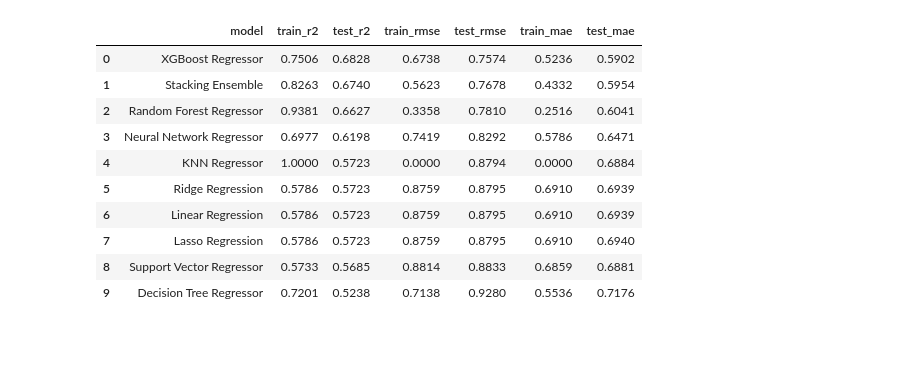
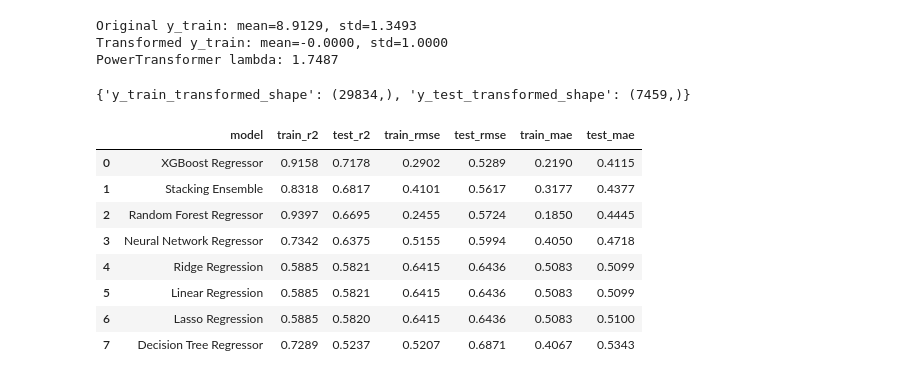
Before and after one commit to Jayant070/Airbnb-Data-Science-Project, a Jupyter notebook: Notebooks/05_Training_Revenue.ipynb, the cells around one changed output. Drawn from its saved outputs; the diff is of its cells as text; code cells hidden in the pictures; blank space fills up the shorter version.

```diff
--- a/Notebooks/05_Training_Revenue.ipynb
+++ b/Notebooks/05_Training_Revenue.ipynb
@@ -109,6 +75,25 @@ Train shape: (29834, 60), Test shape: (7459, 60)
+# %%
+pt_target = PowerTransformer(method='yeo-johnson')
+y_train_transformed = pt_target.fit_transform(y_train.values.reshape(-1, 1)).ravel()
+y_test_transformed = pt_target.transform(y_test.values.reshape(-1, 1)).ravel()
+
+print(f"Original y_train: mean={y_train.mean():.4f}, std={y_train.std():.4f}")
+print(f"Transformed y_train: mean={y_train_transformed.mean():.4f}, std={y_train_transformed.std():.4f}")
+print(f"PowerTransformer lambda: {pt_target.lambdas_[0]:.4f}")
+
+y_train_original = y_train.copy()
+y_test_original = y_test.copy()
+y_train = pd.Series(y_train_transformed, index=y_train.index)
+y_test = pd.Series(y_test_transformed, index=y_test.index)
+
+{"y_train_transformed_shape": y_train.shape, "y_test_transformed_shape": y_test.shape}
+# %% [output]
+Original y_train: mean=8.9129, std=1.3493
+Transformed y_train: mean=-0.0000, std=1.0000
+PowerTransformer lambda: 1.7487
+{'y_train_transformed_shape': (29834,), 'y_test_transformed_shape': (7459,)}
 # %%
 # Main Model Training Pipeline
-
 models = {
     "Linear Regression": Pipeline([
         ("scaler", StandardScaler()),
@@ -134,14 +119,6 @@ models = {
         n_jobs=-1,
         random_state=42,
     ),
-    "KNN Regressor": Pipeline([
-        ("scaler", StandardScaler()),
-        ("model", KNeighborsRegressor(n_neighbors=15, weights="distance", n_jobs=-1)),
-    ]),
-    "Support Vector Regressor": Pipeline([
-        ("scaler", StandardScaler()),
-        ("model", LinearSVR(C=1.0, epsilon=0.1, max_iter=10000, random_state=42)),
-    ]),
     "Neural Network Regressor": Pipeline([
         ("scaler", StandardScaler()),
         (
@@ -161,21 +138,19 @@ models = {
         ),
     ]),
 }
-
 if HAS_XGBOOST:
     models["XGBoost Regressor"] = XGBRegressor(
-        n_estimators=200,
+        n_estimators=500,
         learning_rate=0.05,
-        max_depth=6,
-        subsample=0.8,
-        colsample_bytree=0.8,
+        max_depth=8,
+        subsample=0.7,
+        colsample_bytree=0.7,
         reg_alpha=0.0,
-        reg_lambda=1.0,
+        reg_lambda=2.0,
         objective="reg:squarederror",
         random_state=42,
         n_jobs=-1,
     )
-
 stacking_estimators = [
     (
         "ridge",
@@ -195,7 +170,6 @@ stacking_estimators = [
         ),
     ),
 ]
-
 if HAS_XGBOOST:
     stacking_estimators.append(
         (
@@ -212,53 +186,47 @@ if HAS_XGBOOST:
             ),
         )
     )
-
 models["Stacking Ensemble"] = StackingRegressor(
     estimators=stacking_estimators,
     final_estimator=Ridge(alpha=1.0, random_state=42),
     passthrough=False,
     n_jobs=-1,
 )
 
 results = []
 predictions = {}
 trained_models = {}
 
 for model_name, estimator in models.items():
     estimator.fit(X_train, y_train)
-
     train_pred = estimator.predict(X_train)
     test_pred = estimator.predict(X_test)
-
     results.append(
         {
             "model": model_name,
             "train_r2": r2_score(y_train, train_pred),
             "test_r2": r2_score(y_test, test_pred),
             "train_rmse": np.sqrt(mean_squared_error(y_train, train_pred)),
             "test_rmse": np.sqrt(mean_squared_error(y_test, test_pred)),
             "train_mae": mean_absolute_error(y_train, train_pred),
             "test_mae": mean_absolute_error(y_test, test_pred),
         }
     )
-
     predictions[model_name] = test_pred
     trained_models[model_name] = estimator
 
 results_df = pd.DataFrame(results).sort_values("test_rmse").reset_index(drop=True)
 results_df
 # %% [output]
 |  | model | train_r2 | test_r2 | train_rmse | test_rmse | train_mae | test_mae |
-| 0 | XGBoost Regressor | 0.7506 | 0.6828 | 0.6738 | 0.7574 | 0.5236 | 0.5902 |
-| 1 | Stacking Ensemble | 0.8263 | 0.6740 | 0.5623 | 0.7678 | 0.4332 | 0.5954 |
-| 2 | Random Forest Regressor | 0.9381 | 0.6627 | 0.3358 | 0.7810 | 0.2516 | 0.6041 |
-| 3 | Neural Network Regressor | 0.6977 | 0.6198 | 0.7419 | 0.8292 | 0.5786 | 0.6471 |
-| 4 | KNN Regressor | 1.0000 | 0.5723 | 0.0000 | 0.8794 | 0.0000 | 0.6884 |
-| 5 | Ridge Regression | 0.5786 | 0.5723 | 0.8759 | 0.8795 | 0.6910 | 0.6939 |
-| 6 | Linear Regression | 0.5786 | 0.5723 | 0.8759 | 0.8795 | 0.6910 | 0.6939 |
-| 7 | Lasso Regression | 0.5786 | 0.5723 | 0.8759 | 0.8795 | 0.6910 | 0.6940 |
-| 8 | Support Vector Regressor | 0.5733 | 0.5685 | 0.8814 | 0.8833 | 0.6859 | 0.6881 |
-| 9 | Decision Tree Regressor | 0.7201 | 0.5238 | 0.7138 | 0.9280 | 0.5536 | 0.7176 |
+| 0 | XGBoost Regressor | 0.9158 | 0.7178 | 0.2902 | 0.5289 | 0.2190 | 0.4115 |
+| 1 | Stacking Ensemble | 0.8318 | 0.6817 | 0.4101 | 0.5617 | 0.3177 | 0.4377 |
+| 2 | Random Forest Regressor | 0.9397 | 0.6695 | 0.2455 | 0.5724 | 0.1850 | 0.4445 |
+| 3 | Neural Network Regressor | 0.7342 | 0.6375 | 0.5155 | 0.5994 | 0.4050 | 0.4718 |
+| 4 | Ridge Regression | 0.5885 | 0.5821 | 0.6415 | 0.6436 | 0.5083 | 0.5099 |
+| 5 | Linear Regression | 0.5885 | 0.5821 | 0.6415 | 0.6436 | 0.5083 | 0.5099 |
+| 6 | Lasso Regression | 0.5885 | 0.5820 | 0.6415 | 0.6436 | 0.5083 | 0.5100 |
+| 7 | Decision Tree Regressor | 0.7289 | 0.5237 | 0.5207 | 0.6871 | 0.4067 | 0.5343 |
 # %%
 all_model_metrics = []
 for model_name, estimator in trained_models.items():
```
Also changed, not shown: parts of 11 cells of this notebook, 14 other files.
